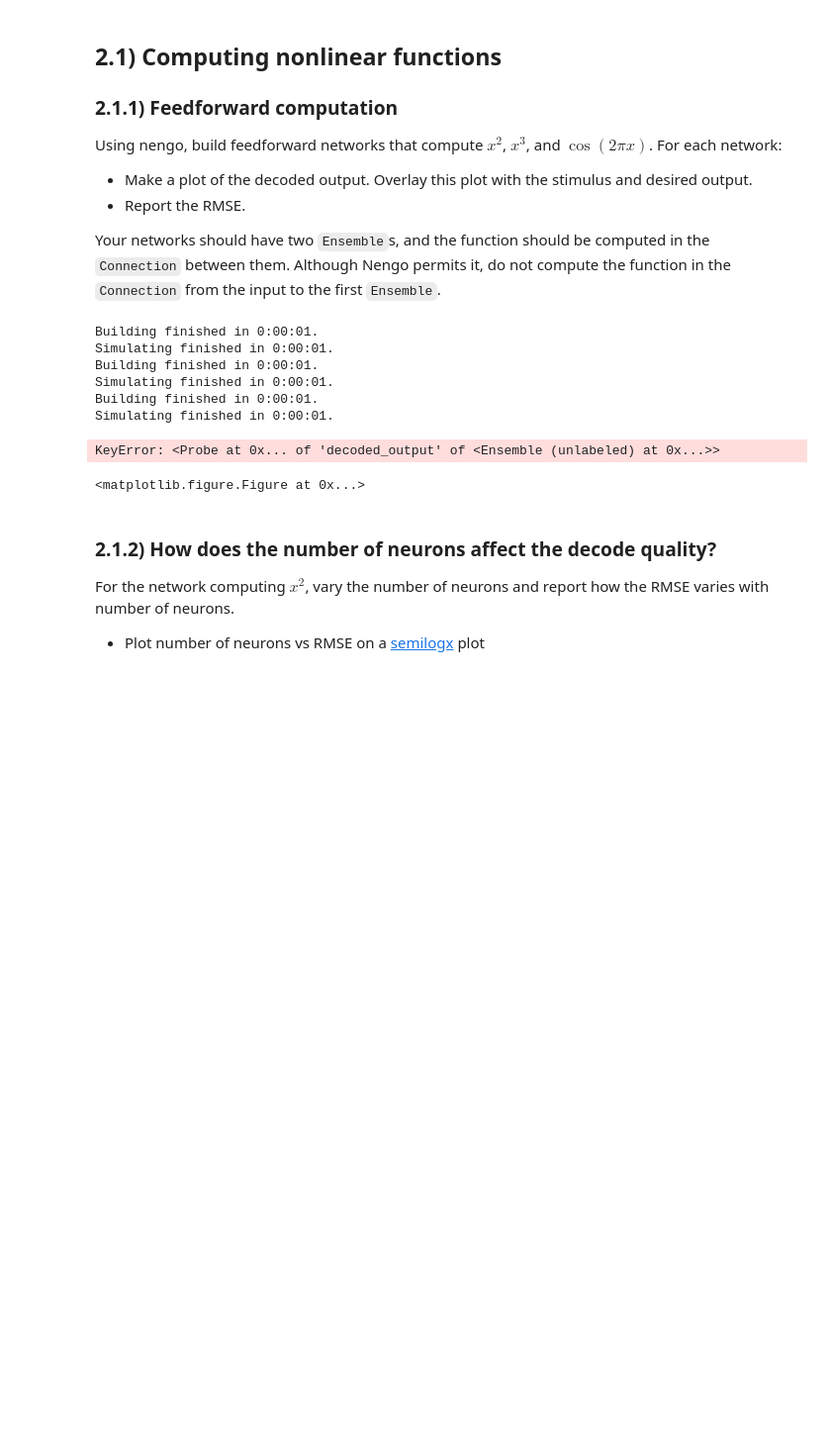
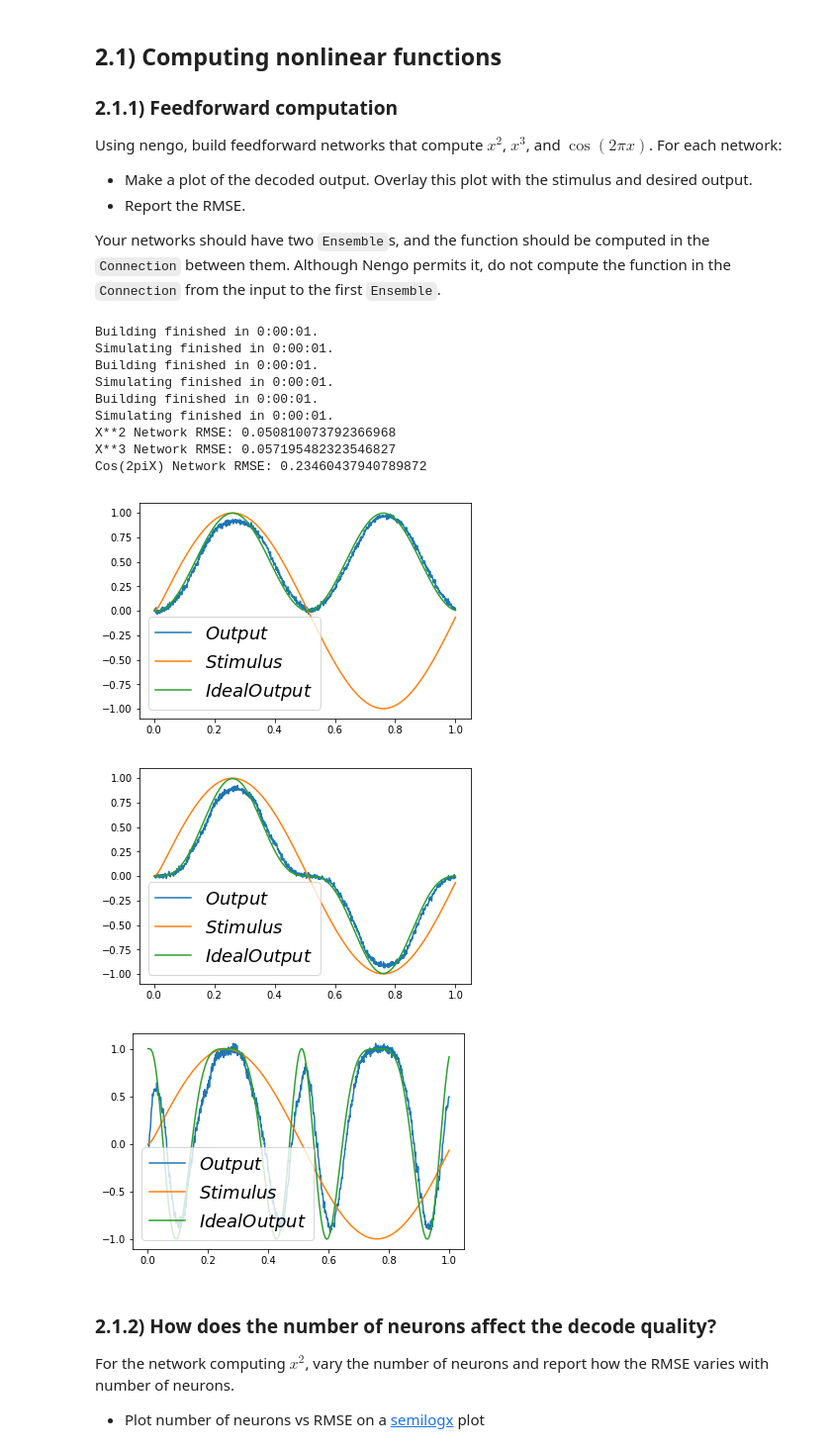
Before and after one commit to Quantumgame/EE207, a Jupyter notebook: Assignments/homework1-1/homework1/problem2.ipynb, the cells around one changed output. Shown at 99% size. Drawn from its saved outputs; the diff is of its cells as text; code cells hidden in the pictures; blank space fills up the shorter version.

```diff
--- a/Assignments/homework1-1/homework1/problem2.ipynb
+++ b/Assignments/homework1-1/homework1/problem2.ipynb
@@ -42,71 +42,102 @@ from numpy import pi
 model1 = nengo.Network()
 with model1:
     inp = nengo.Node(in_fun)
-    ens1 = nengo.Ensemble(n_neurons=N,
+    ens11 = nengo.Ensemble(n_neurons=N,
                     dimensions = 1
                     )
-    ens2 = nengo.Ensemble(n_neurons=N,
+    ens12 = nengo.Ensemble(n_neurons=N,
                 dimensions = 1
                 )
 
-    probe = nengo.Probe(ens2,
+    probe1 = nengo.Probe(ens12,
                          synapse=tau_ens_probe
                         )
-    nengo.Connection(inp, ens1)
-    nengo.Connection(ens1, ens2, function = lambda x: x**2)
+    probe_in = nengo.Probe(inp, synapse=tau_ens_probe)
+    nengo.Connection(inp, ens11)
+    nengo.Connection(ens11, ens12, function = lambda x: x**2)
 
 model2 = nengo.Network()
 with model2:
     inp = nengo.Node(in_fun)
-    ens1 = nengo.Ensemble(n_neurons=N,
+    ens21 = nengo.Ensemble(n_neurons=N,
                     dimensions = 1
                     )
-    ens2 = nengo.Ensemble(n_neurons=N,
+    ens22 = nengo.Ensemble(n_neurons=N,
                 dimensions = 1
                 )
 
-    probe = nengo.Probe(ens2,
+    probe2 = nengo.Probe(ens22,
                          synapse=tau_ens_probe
                         )
-    nengo.Connection(inp, ens1)
-    nengo.Connection(ens1, ens2, function = lambda x: x**3)
+    probe_in = nengo.Probe(inp, synapse=tau_ens_probe)
+    nengo.Connection(inp, ens21)
+    nengo.Connection(ens21, ens22, function = lambda x: x**3)
 
 model3 = nengo.Network()
 with model3:
     inp = nengo.Node(in_fun)
-    ens1 = nengo.Ensemble(n_neurons=N,
+    ens31 = nengo.Ensemble(n_neurons=N,
+                        dimensions = 1
+                        )
+    ens32 = nengo.Ensemble(n_neurons=N,
                     dimensions = 1
                     )
-    ens2 = nengo.Ensemble(n_neurons=N,
-                dimensions = 1
-                )
 
-    probe = nengo.Probe(ens2,
+    probe3 = nengo.Probe(ens32,
                          synapse=tau_ens_probe
                         )
-    nengo.Connection(inp, ens1)
-    nengo.Connection(ens1, ens2, function = lambda x: np.cos(2*pi*x))
+    probe_in = nengo.Probe(inp, synapse=tau_ens_probe)
+    nengo.Connection(inp, ens31)
+    nengo.Connection(ens31, ens32, function = lambda x: np.cos(2*pi*x))
 
 with nengo.Simulator(model1) as sim1:
     sim1.run(T)
 
 with nengo.Simulator(model2) as sim2:
     sim2.run(T)
 
 with nengo.Simulator(model3) as sim3:
     sim3.run(T)
 
 plt.figure()
-plt.plot(sim1.trange(), sim1.data[probe])
+plt.plot(sim1.trange(), sim1.data[probe1], label=r'$Output$')
+plt.plot(sim1.trange(), sim3.data[probe_in], label=r'$Stimulus$')
+plt.plot(sim1.trange(), sim3.data[probe_in]**2, label=r'$Ideal Output$')
+plt.legend(loc='lower left')
+
+RMSE = compute_rmse(sim1.data[probe1], sim3.data[probe_in]**2)
+print('X**2 Network RMSE: %r' % RMSE)
+
+plt.figure()
+plt.plot(sim2.trange(), sim2.data[probe2], label=r'$Output$')
+plt.plot(sim2.trange(), sim3.data[probe_in], label=r'$Stimulus$')
+plt.plot(sim2.trange(), sim3.data[probe_in]**3, label=r'$Ideal Output$')
+plt.legend(loc='lower left')
+
+RMSE = compute_rmse(sim2.data[probe2], sim3.data[probe_in]**3)
+print('X**3 Network RMSE: %r' % RMSE)
+
+plt.figure()
+plt.plot(sim3.trange(), sim3.data[probe3], label=r'$Output$')
+plt.plot(sim3.trange(), sim3.data[probe_in], label=r'$Stimulus$')
+plt.plot(sim3.trange(), np.cos(2*pi*sim3.data[probe_in]), label=r'$Ideal Output$')
+plt.legend(loc='lower left')
+
+RMSE = compute_rmse(sim3.data[probe3], np.cos(2*pi*sim3.data[probe_in]))
+print('Cos(2piX) Network RMSE: %r' % RMSE)
 # %% [output]
 Building finished in 0:00:01.
 Simulating finished in 0:00:01.
 Building finished in 0:00:01.
 Simulating finished in 0:00:01.
 Building finished in 0:00:01.
 Simulating finished in 0:00:01.
+X**2 Network RMSE: 0.050810073792366968
+X**3 Network RMSE: 0.057195482323546827
+Cos(2piX) Network RMSE: 0.23460437940789872
-KeyError: <Probe at 0x... of 'decoded_output' of <Ensemble (unlabeled) at 0x...>>
-<matplotlib.figure.Figure at 0x...>
+[figure, added]
+[figure, added]
+[figure, added]
 # %% [markdown]
 ### 2.1.2) How does the number of neurons affect the decode quality?
 For the network computing $x^2$, vary the number of neurons and report how the RMSE varies with number of neurons.
```
Also changed, not shown: parts of 6 cells of this notebook, 2 other files.
